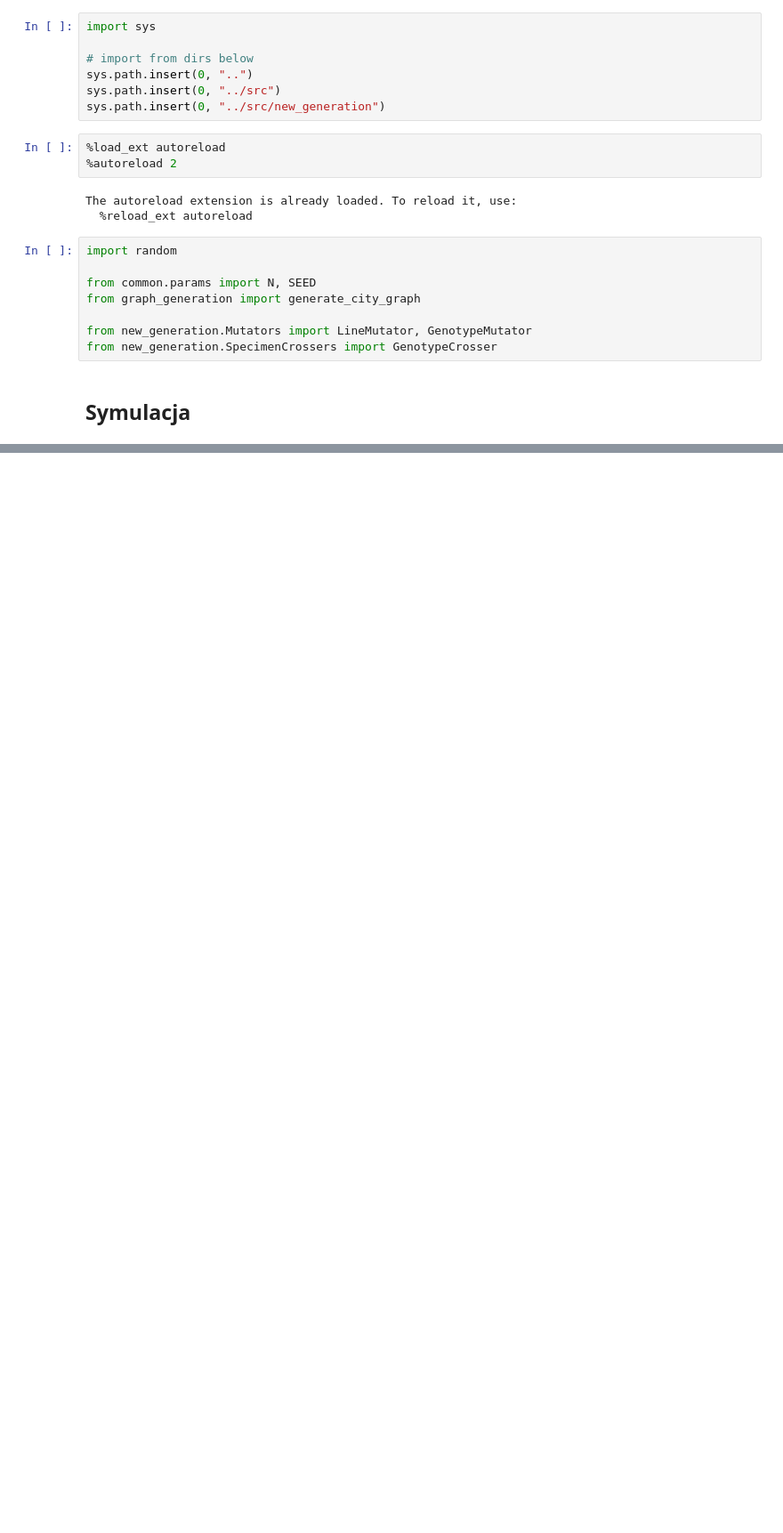
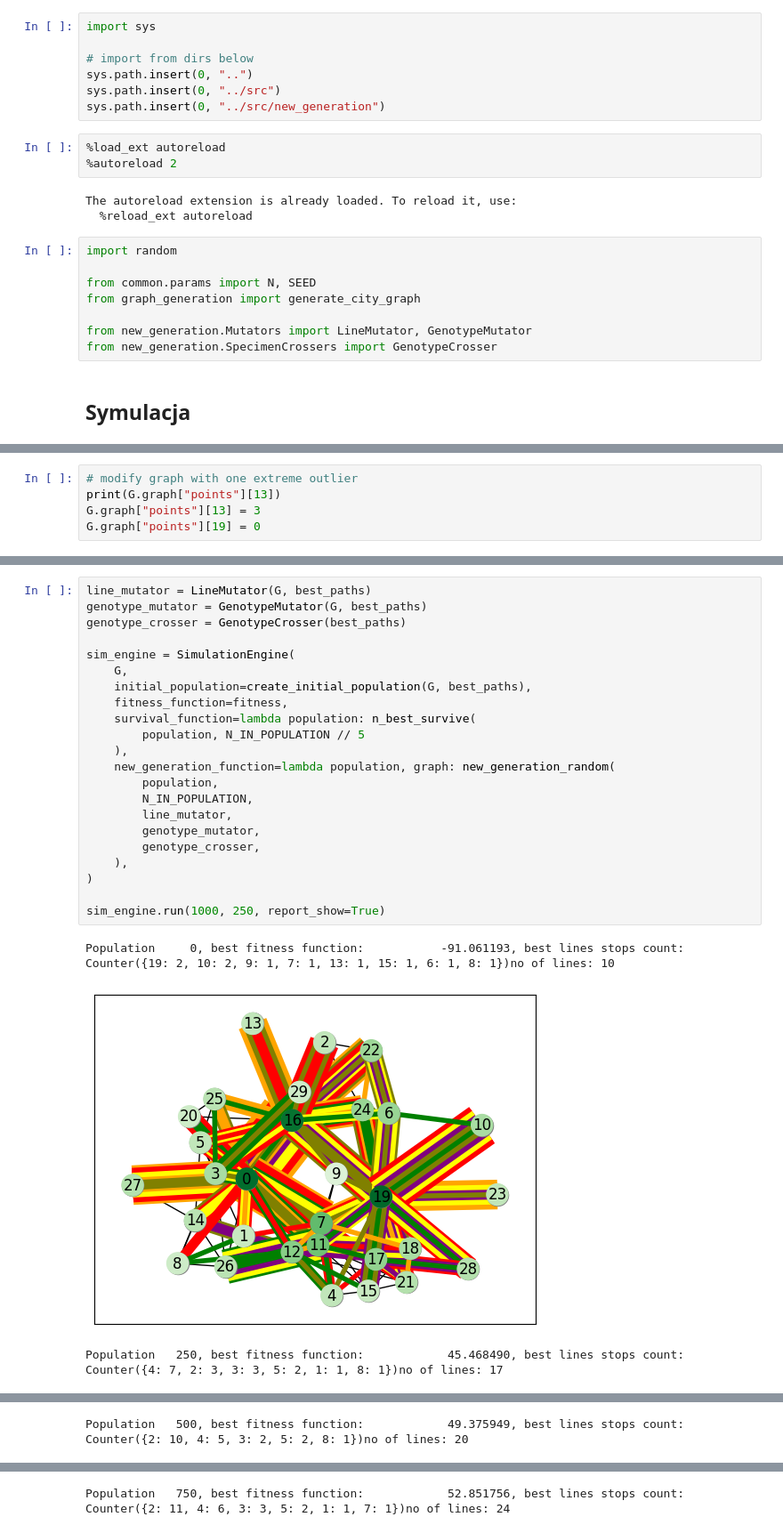
Before and after one commit to pweglik/badania-operacyjne, a Jupyter notebook: docs/mutations test.ipynb, the cells around one changed output, grey strips where cells are left out. Shown at 89% size. Cells and saved outputs as stored; diff of their text form; blank space fills up the shorter version.

```diff
--- a/docs/mutations test.ipynb
+++ b/docs/mutations test.ipynb
@@ -99,0 +128,5 @@ Population   200, best fitness function:            13.794959, best lines stops
+# %%
+# modify graph with one extreme outlier
+print(G.graph["points"][13])
+G.graph["points"][13] = 3
+G.graph["points"][19] = 0
@@ -99,0 +155,26 @@ Population   200, best fitness function:            13.794959, best lines stops
+# %%
+line_mutator = LineMutator(G, best_paths)
+genotype_mutator = GenotypeMutator(G, best_paths)
+genotype_crosser = GenotypeCrosser(best_paths)
+
+sim_engine = SimulationEngine(
+    G,
+    initial_population=create_initial_population(G, best_paths),
+    fitness_function=fitness,
+    survival_function=lambda population: n_best_survive(
+        population, N_IN_POPULATION // 5
+    ),
+    new_generation_function=lambda population, graph: new_generation_random(
+        population,
+        N_IN_POPULATION,
+        line_mutator,
+        genotype_mutator,
+        genotype_crosser,
+    ),
+)
+
+sim_engine.run(1000, 250, report_show=True)
+# %% [output]
+Population     0, best fitness function:           -91.061193, best lines stops count: Counter({19: 2, 10: 2, 9: 1, 7: 1, 13: 1, 15: 1, 6: 1, 8: 1})no of lines: 10
+[figure, added]
+Population   250, best fitness function:            45.468490, best lines stops count: Counter({4: 7, 2: 3, 3: 3, 5: 2, 1: 1, 8: 1})no of lines: 17
@@ -99,0 +182 @@ Population   200, best fitness function:            13.794959, best lines stops
+Population   500, best fitness function:            49.375949, best lines stops count: Counter({2: 10, 4: 5, 3: 2, 5: 2, 8: 1})no of lines: 20
@@ -99,0 +184 @@ Population   200, best fitness function:            13.794959, best lines stops
+Population   750, best fitness function:            52.851756, best lines stops count: Counter({2: 11, 4: 6, 3: 3, 5: 2, 1: 1, 7: 1})no of lines: 24
```
Also changed, not shown: parts of 7 cells of this notebook, 2 other files.
